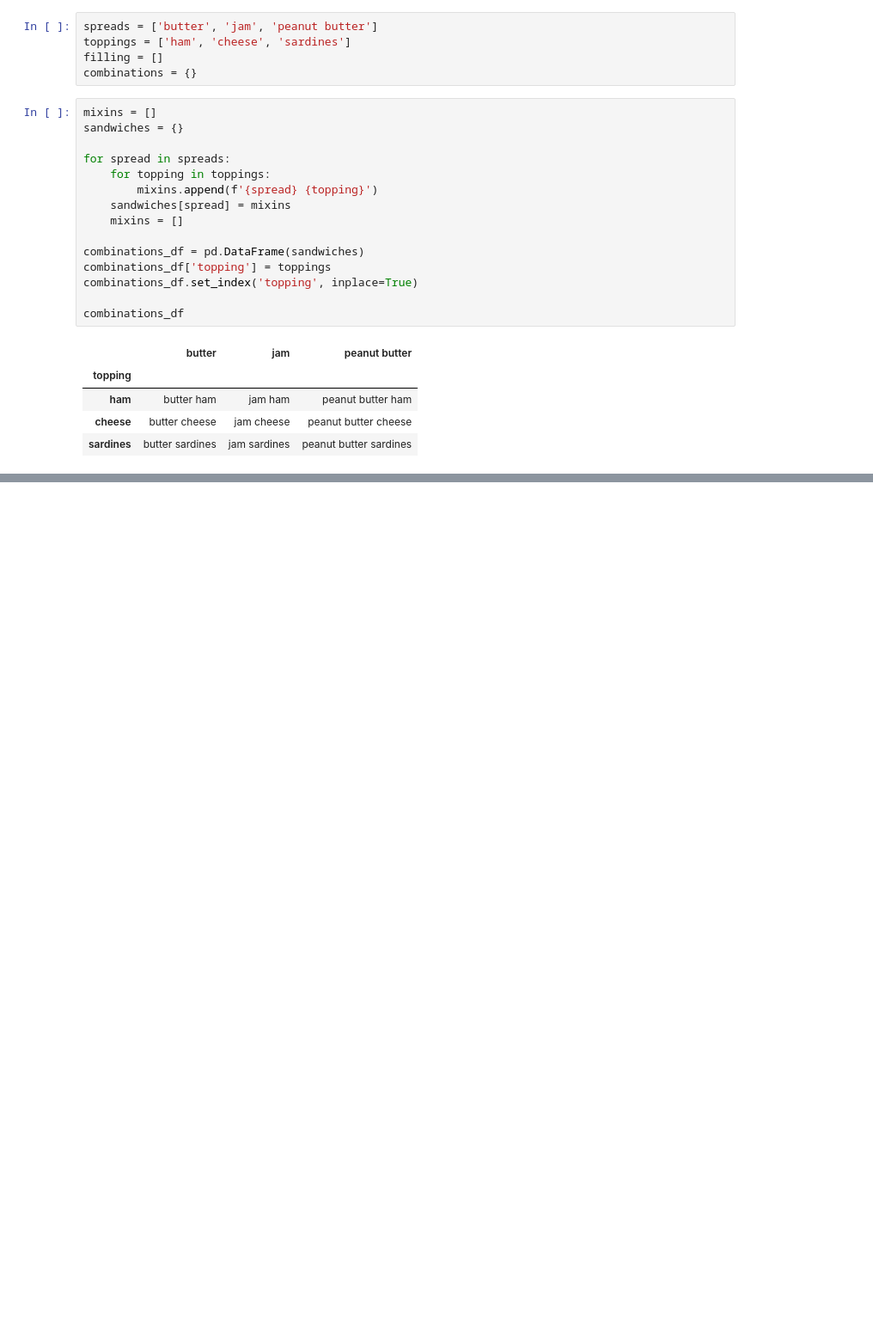
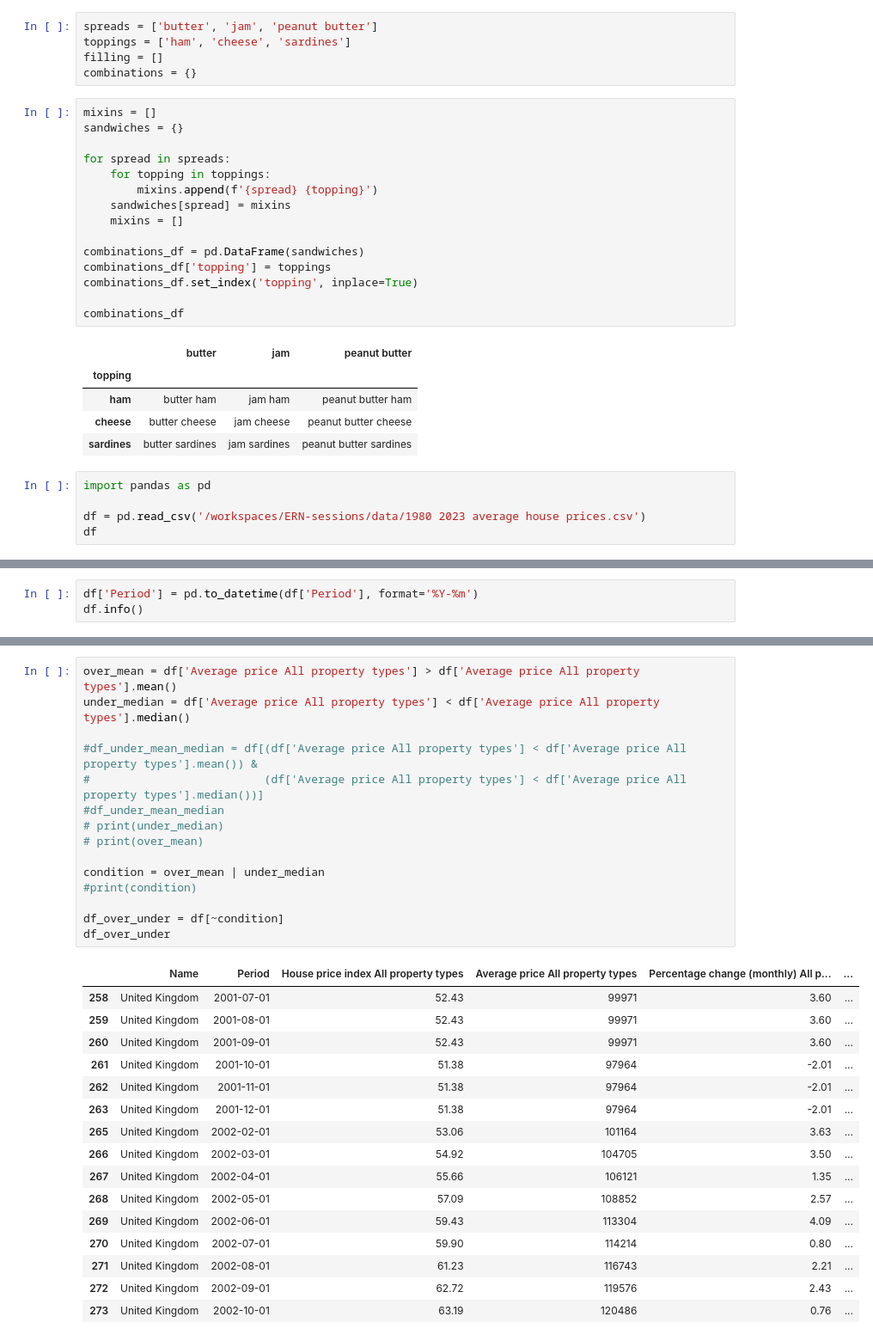
Before and after one commit to data-to-insight/ERN-sessions, a Jupyter notebook: Emma_K/Modue2EK.ipynb, the cells around one changed output, grey strips where cells are left out. Shown: that part at 86% size. Drawn from its saved outputs; the diff is of its cells as text; blank space fills up the shorter version.

```diff
--- a/Emma_K/Modue2EK.ipynb
+++ b/Emma_K/Modue2EK.ipynb
@@ -167,3 +167,8 @@ combinations_df
 | ham | butter ham | jam ham | peanut butter ham |
 | cheese | butter cheese | jam cheese | peanut butter cheese |
 | sardines | butter sardines | jam sardines | peanut butter sardines |
+# %%
+import pandas as pd
+
+df = pd.read_csv('/workspaces/ERN-sessions/data/1980 2023 average house prices.csv')
+df
@@ -169,0 +189,3 @@ combinations_df
+# %%
+df['Period'] = pd.to_datetime(df['Period'], format='%Y-%m')
+df.info()
@@ -169,0 +285,32 @@ combinations_df
+# %%
+over_mean = df['Average price All property types'] > df['Average price All property types'].mean()
+under_median = df['Average price All property types'] < df['Average price All property types'].median()
+
+#df_under_mean_median = df[(df['Average price All property types'] < df['Average price All property types'].mean()) &
+#                          (df['Average price All property types'] < df['Average price All property types'].median())]
+#df_under_mean_median
+# print(under_median)
+# print(over_mean)
+
+condition = over_mean | under_median
+#print(condition)
+
+df_over_under = df[~condition]
+df_over_under
+# %% [output]
+|  | Name | Period | House price index All property types | Average price All property types | Percentage change (monthly) All p... | ... |
+| 258 | United Kingdom | 2001-07-01 | 52.43 | 99971 | 3.60 | ... |
+| 259 | United Kingdom | 2001-08-01 | 52.43 | 99971 | 3.60 | ... |
+| 260 | United Kingdom | 2001-09-01 | 52.43 | 99971 | 3.60 | ... |
+| 261 | United Kingdom | 2001-10-01 | 51.38 | 97964 | -2.01 | ... |
+| 262 | United Kingdom | 2001-11-01 | 51.38 | 97964 | -2.01 | ... |
+| 263 | United Kingdom | 2001-12-01 | 51.38 | 97964 | -2.01 | ... |
+| 265 | United Kingdom | 2002-02-01 | 53.06 | 101164 | 3.63 | ... |
+| 266 | United Kingdom | 2002-03-01 | 54.92 | 104705 | 3.50 | ... |
+| 267 | United Kingdom | 2002-04-01 | 55.66 | 106121 | 1.35 | ... |
+| 268 | United Kingdom | 2002-05-01 | 57.09 | 108852 | 2.57 | ... |
+| 269 | United Kingdom | 2002-06-01 | 59.43 | 113304 | 4.09 | ... |
+| 270 | United Kingdom | 2002-07-01 | 59.90 | 114214 | 0.80 | ... |
+| 271 | United Kingdom | 2002-08-01 | 61.23 | 116743 | 2.21 | ... |
+| 272 | United Kingdom | 2002-09-01 | 62.72 | 119576 | 2.43 | ... |
+| 273 | United Kingdom | 2002-10-01 | 63.19 | 120486 | 0.76 | ... |
```
Also changed, not shown: parts of 18 cells of this notebook.
